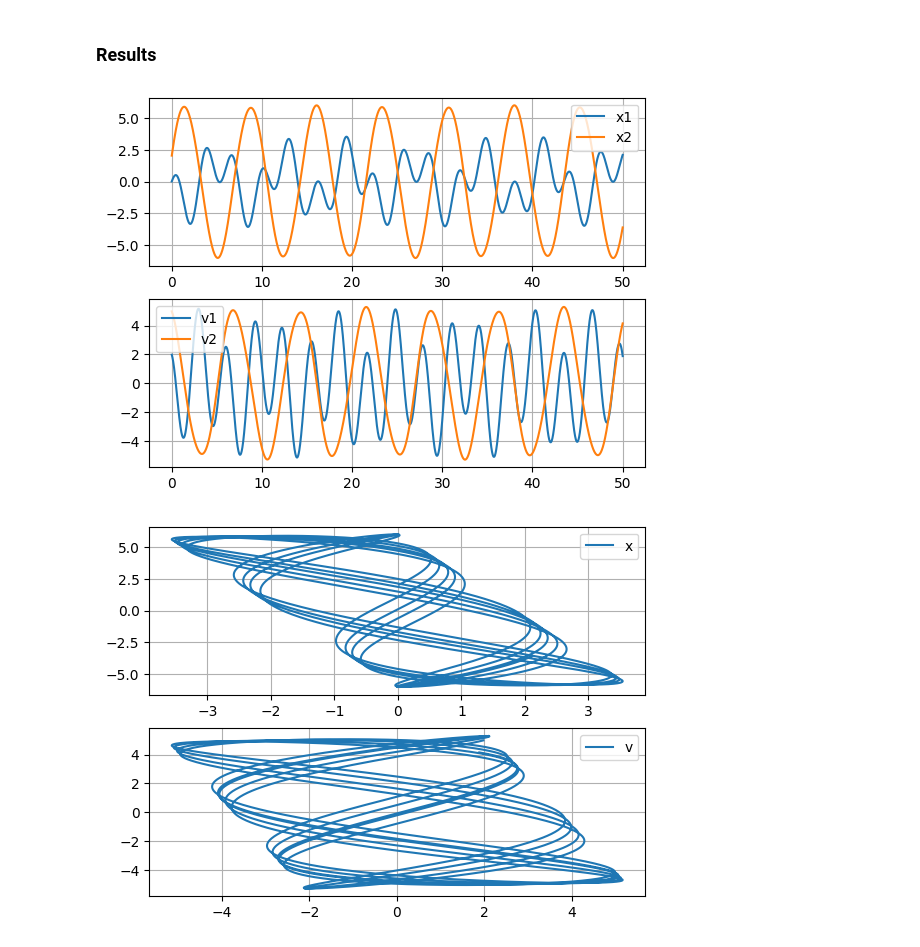
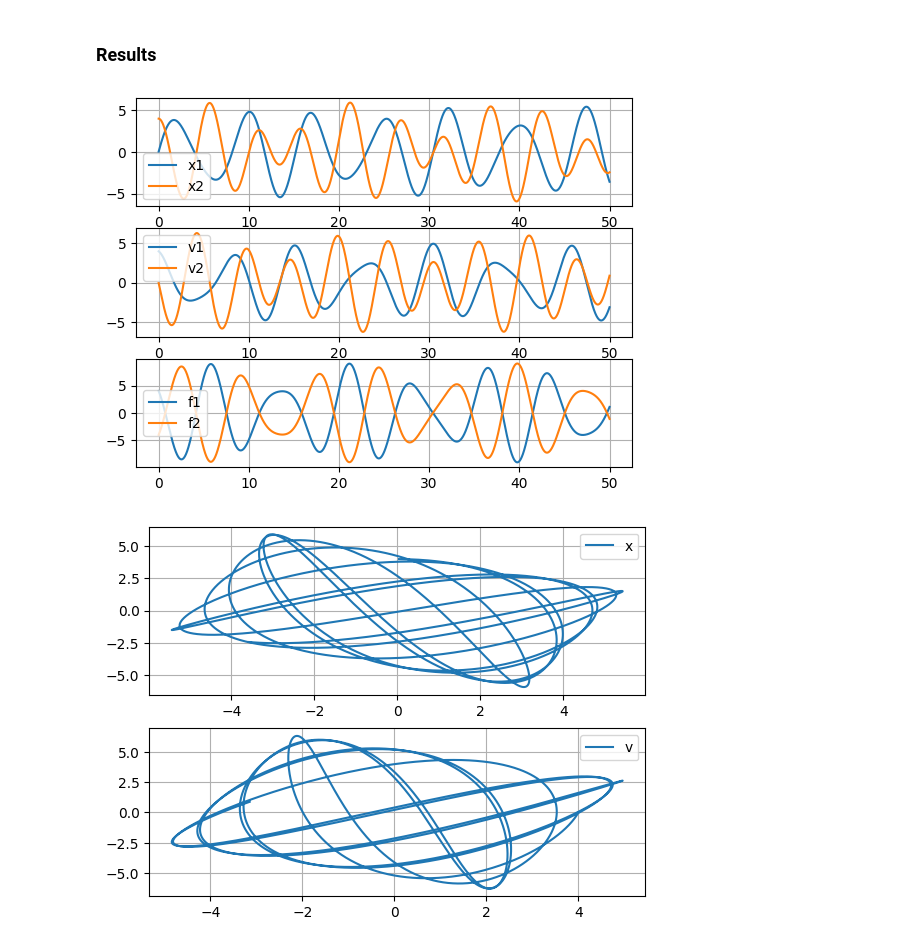
Before and after one commit to climate-analytics-lab/jax-esm, a Jupyter notebook: notebooks/jem_SpringSystem.ipynb, the cells around one changed output. Saved outputs shown, nothing was run; the diff lists cells and outputs as text; code cells hidden in the pictures.

```diff
--- a/notebooks/jem_SpringSystem.ipynb
+++ b/notebooks/jem_SpringSystem.ipynb
@@ -69,7 +69,7 @@ class Spring:
             carry.x = new_x
             carry.t += dt
 
-            return carry, dict(t=carry.t, x=carry.x, v=carry.v)
+            return carry, dict(t=carry.t, x=carry.x, v=carry.v, f=carry.f)
 
         return step_function
 # %% [markdown]
@@ -111,11 +111,11 @@ where 1 and 2 denote springs 1 and 2, $\Delta x_1 = x_1 - X_1$ and $\Delta x_2 =
 # %% [markdown]
 Here we define the interaction function:
 # %%
-interaction_strength = 1.0
+k_star = 1.0
 def interaction(coupled_carry):
-    f = (coupled_carry["spring2"].x - coupled_carry["spring1"].x) * interaction_strength
-    coupled_carry["spring1"].f = f
-    coupled_carry["spring2"].f = - f
+    f_star = (coupled_carry["spring2"].x - coupled_carry["spring1"].x) * k_star
+    coupled_carry["spring1"].f = f_star
+    coupled_carry["spring2"].f = - f_star
     return coupled_carry
 # %% [markdown]
 ### Using JEM to Couple Springs
@@ -124,8 +124,8 @@ total_time = 50
 dt = 0.01
 model = Coupler(
     components=dict(
-        spring1=Spring(init_x=0, init_v=2, k=5.0, m=1.0, dt=dt),
-        spring2=Spring(init_x=2, init_v=5, k=5.0, m=5.0, dt=dt),
+        spring1=Spring(init_x=0, init_v=4, k=5.0, m=5.0, dt=dt),
+        spring2=Spring(init_x=4, init_v=0, k=5.0, m=3.0, dt=dt),
     ),
     mappers=dict(interaction=interaction),
 )
@@ -161,33 +161,39 @@ x1 = predictions["spring1"]["x"]
 v1 = predictions["spring1"]["v"]
 x2 = predictions["spring2"]["x"]
 v2 = predictions["spring2"]["v"]
+f1 = predictions["spring1"]["f"]
+f2 = predictions["spring2"]["f"]
 t = predictions["spring1"]["t"]
 
 # Figure 1: x-t
-fig, ax = plt.subplots(2,1)
+fig, ax = plt.subplots(3,1)
 ax[0].plot(t, x1, label="x1")
 ax[0].plot(t, x2, label="x2")
 ax[1].plot(t, v1, label="v1")
 ax[1].plot(t, v2, label="v2")
+ax[2].plot(t, f1, label="f1")
+ax[2].plot(t, f2, label="f2")
 
 ax[0].legend()
 ax[1].legend()
+ax[2].legend()
 
 ax[0].grid()
 ax[1].grid()
+ax[2].grid()
 
 # Figure 2: x-v
 fig, ax = plt.subplots(2,1)
 ax[0].plot(x1, x2, label="x")
 ax[1].plot(v1, v2, label="v")
 
 ax[0].legend()
 ax[1].legend()
 
 ax[0].grid()
 ax[1].grid()
 
 plt.show()
 # %% [output]
-[figure, old version]
+[figure, new version]
-[figure, old version]
+[figure, new version]
```
Also changed, not shown: parts of 2 cells of this notebook, 2 other files.
